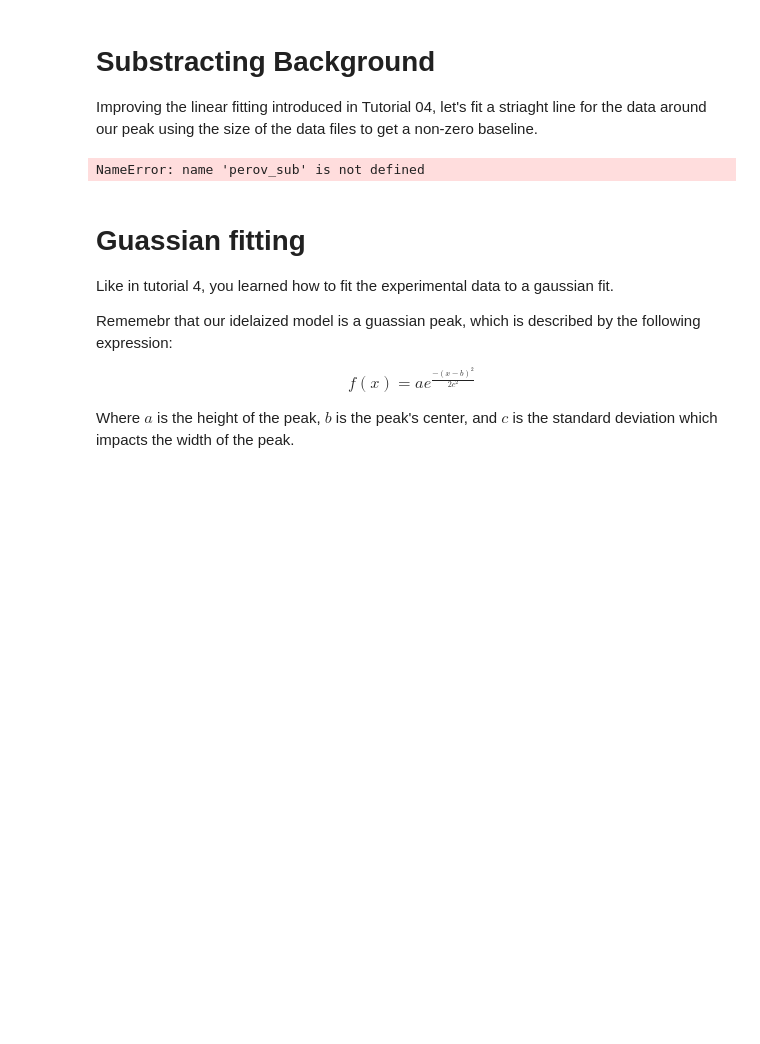
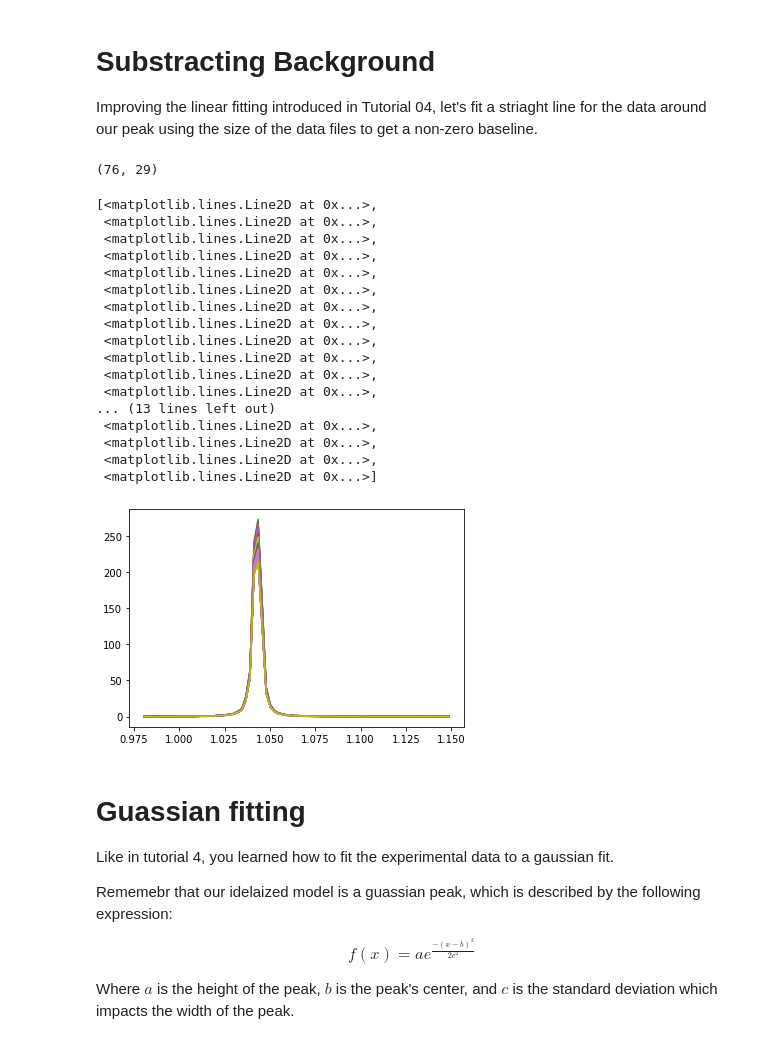
Before and after one commit to Wellesley-Solar/training, a Jupyter notebook: 05_Introduction to Multi Peak Fitting for XRD.ipynb, the cells around one changed output. Cells and saved outputs as stored; diff of their text form; code cells hidden in the pictures; blank space fills up the shorter version.

Commit message:
Becky's feedback on new tutorial

```diff
--- a/05_Introduction to Multi Peak Fitting for XRD.ipynb
+++ b/05_Introduction to Multi Peak Fitting for XRD.ipynb
@@ -68,11 +68,15 @@ Lets go ahead an trim out data with set limits,so we can then reference those wh
 #We'll use our find_nearest function to find the index of real value closest to our desired limit
 q=two_to_q(perov[:,0],0.9763)
 
-Q=q.tolist()
+#Q=q.tolist()
+#FEEDBACK find nearest will return the index, you don't need to additionally call it. Additionally it does the calculation on an array, is there a reason to turn it into a list?
 #print(Q)
 
 q_1 = 0.98 # This will be the lower limit for Q we'll consider
 q_2 = 1.15 # This will be our upper limit - ideally there is only one peak between these values
 
-limit1 = Q.index(find_nearest(q, q_1))
-limit2 =Q.index(find_nearest(q, q_2))
+#limit1 = Q.index(find_nearest(q, q_1))
+#limit2 =Q.index(find_nearest(q, q_2))
+
+limit1 = find_nearest(q, q_1)
+limit2 = find_nearest(q, q_2)
@@ -103,24 +103,43 @@ Improving the linear fitting introduced in Tutorial 04, let's fit a striaght lin
 # %%
 # Using the linear fitting introduced in Tutorial 03, let's fit a straight line for the data around our peak.
 size = perov_sub.shape
 print (size)
 q_bins = size[0]
 num_frames = size[1]
 slope = np.zeros((num_frames,1))
 intercept = np.zeros((num_frames,1))
 back = np.zeros((q_bins,num_frames))
 int_correct = np.zeros((q_bins,num_frames))
 
 #accept a data file and range and returns average values at start and end of range
 for j in range(num_frames):
     slope[j] = ((np.mean(perov_sub[-10:-1,j])-np.mean(perov_sub[0:10,j]))/(np.mean(q[limit2-10:limit2])-np.mean(q[limit1:limit1+10])))
-    b[j]=perov_sub[0,j]-slope[j]*q_sub[0]
-    back[:,j] = [slope[j]*element+b[j] for element in q_sub]
+    intercept[j]=perov_sub[0,j]-slope[j]*q_sub[0]
+    back[:,j] = [slope[j]*element+intercept[j] for element in q_sub]
     int_correct[:,j] = perov_sub[:,j]-np.array(back[:,j])
 
 plt.plot(np.array(q_sub),int_correct)
+#FEEDBACK since the focus of this tutorial is curve fitting perhaps you want to expedite that process? Compressing the improting,trimming,substracting background processes
 # %% [output]
-NameError: name 'perov_sub' is not defined
+(76, 29)
+[<matplotlib.lines.Line2D at 0x...>,
+ <matplotlib.lines.Line2D at 0x...>,
+ <matplotlib.lines.Line2D at 0x...>,
+ <matplotlib.lines.Line2D at 0x...>,
+ <matplotlib.lines.Line2D at 0x...>,
+ <matplotlib.lines.Line2D at 0x...>,
+ <matplotlib.lines.Line2D at 0x...>,
+ <matplotlib.lines.Line2D at 0x...>,
+ <matplotlib.lines.Line2D at 0x...>,
+ <matplotlib.lines.Line2D at 0x...>,
+ <matplotlib.lines.Line2D at 0x...>,
+ <matplotlib.lines.Line2D at 0x...>,
+... (13 lines left out)
+ <matplotlib.lines.Line2D at 0x...>,
+ <matplotlib.lines.Line2D at 0x...>,
+ <matplotlib.lines.Line2D at 0x...>,
+ <matplotlib.lines.Line2D at 0x...>]
+[figure, added]
 # %% [markdown]
 # Guassian fitting
 Like in tutorial 4, you learned how to fit the experimental data to a gaussian fit.
```
Also changed, not shown: parts of 11 cells of this notebook.
